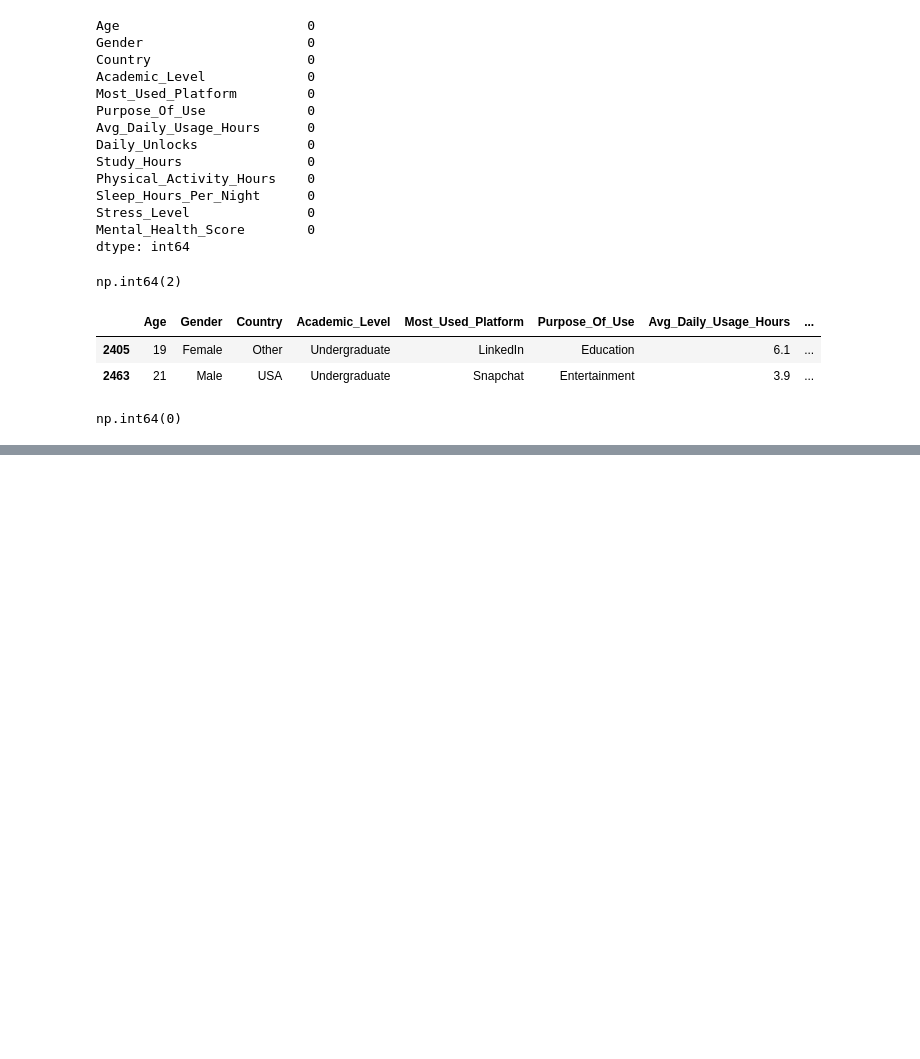
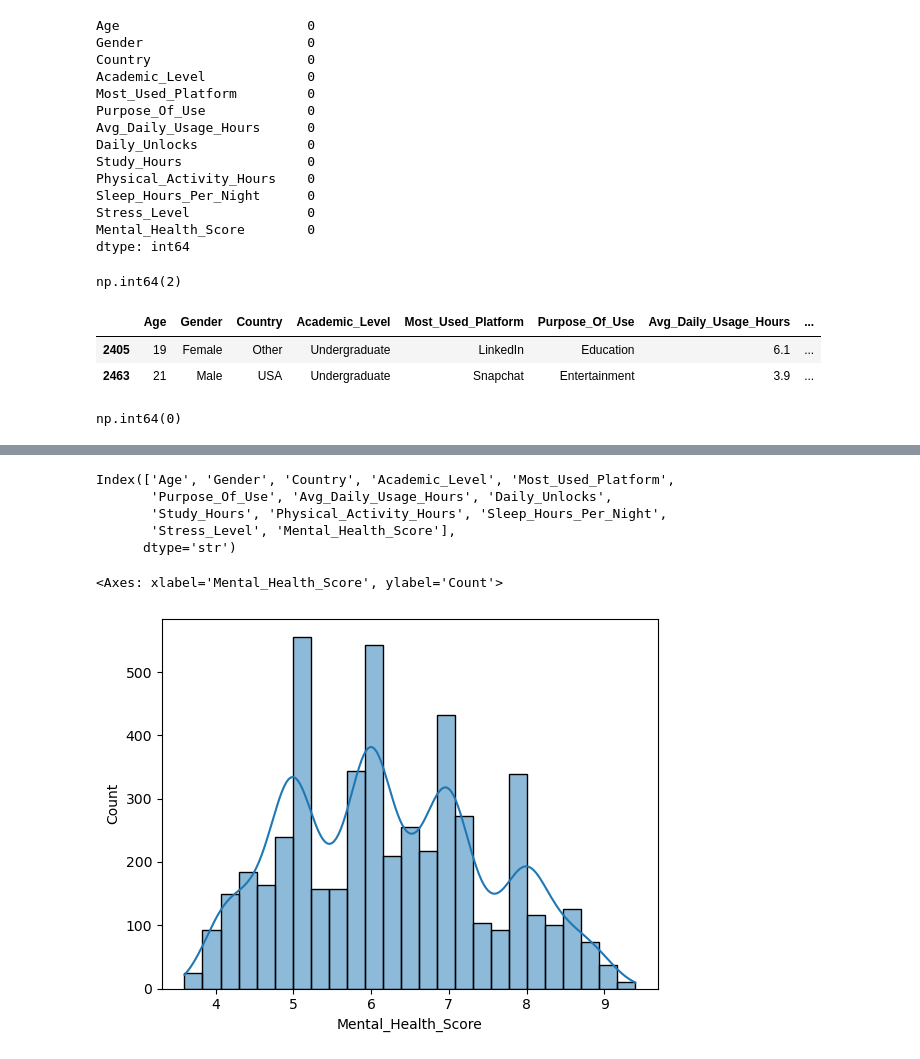
Before and after one commit to milanrai14/Machine-Learning-Playground, a Jupyter notebook: Mental Health Prediction/notebook/MentalHealthScorePrediction.ipynb, the cells around one changed output, grey strips where cells are left out. Cells and saved outputs as stored; diff of their text form; code cells hidden in the pictures; blank space fills up the shorter version.

```diff
--- a/Mental Health Prediction/notebook/MentalHealthScorePrediction.ipynb
+++ b/Mental Health Prediction/notebook/MentalHealthScorePrediction.ipynb
@@ -117,0 +141,13 @@ np.int64(0)
+# %%
+df_work.columns
+# %% [output]
+Index(['Age', 'Gender', 'Country', 'Academic_Level', 'Most_Used_Platform',
+       'Purpose_Of_Use', 'Avg_Daily_Usage_Hours', 'Daily_Unlocks',
+       'Study_Hours', 'Physical_Activity_Hours', 'Sleep_Hours_Per_Night',
+       'Stress_Level', 'Mental_Health_Score'],
+      dtype='str')
+# %%
+sns.histplot(df_work['Mental_Health_Score'], kde='Count')
+# %% [output]
+<Axes: xlabel='Mental_Health_Score', ylabel='Count'>
+[figure, added]
```
Also changed, not shown: parts of 14 cells of this notebook.
